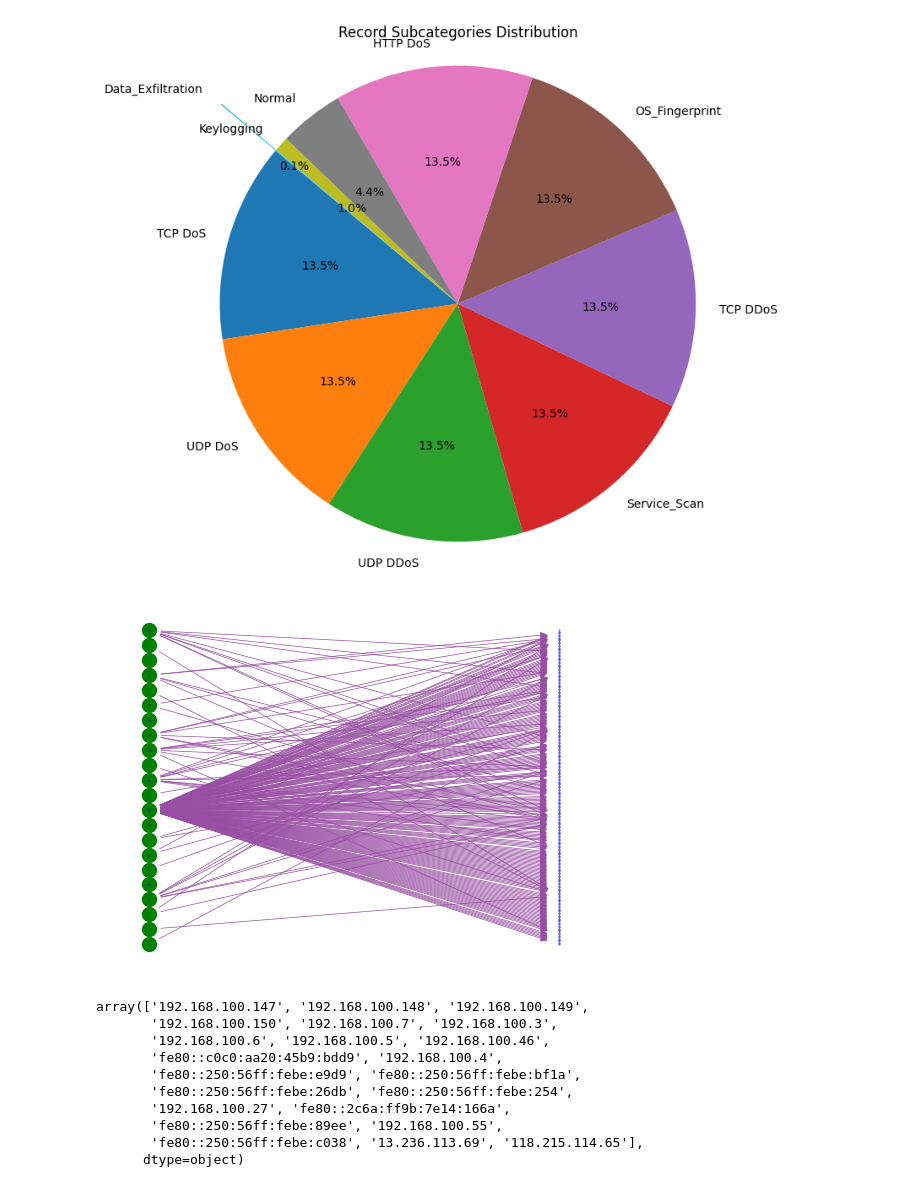
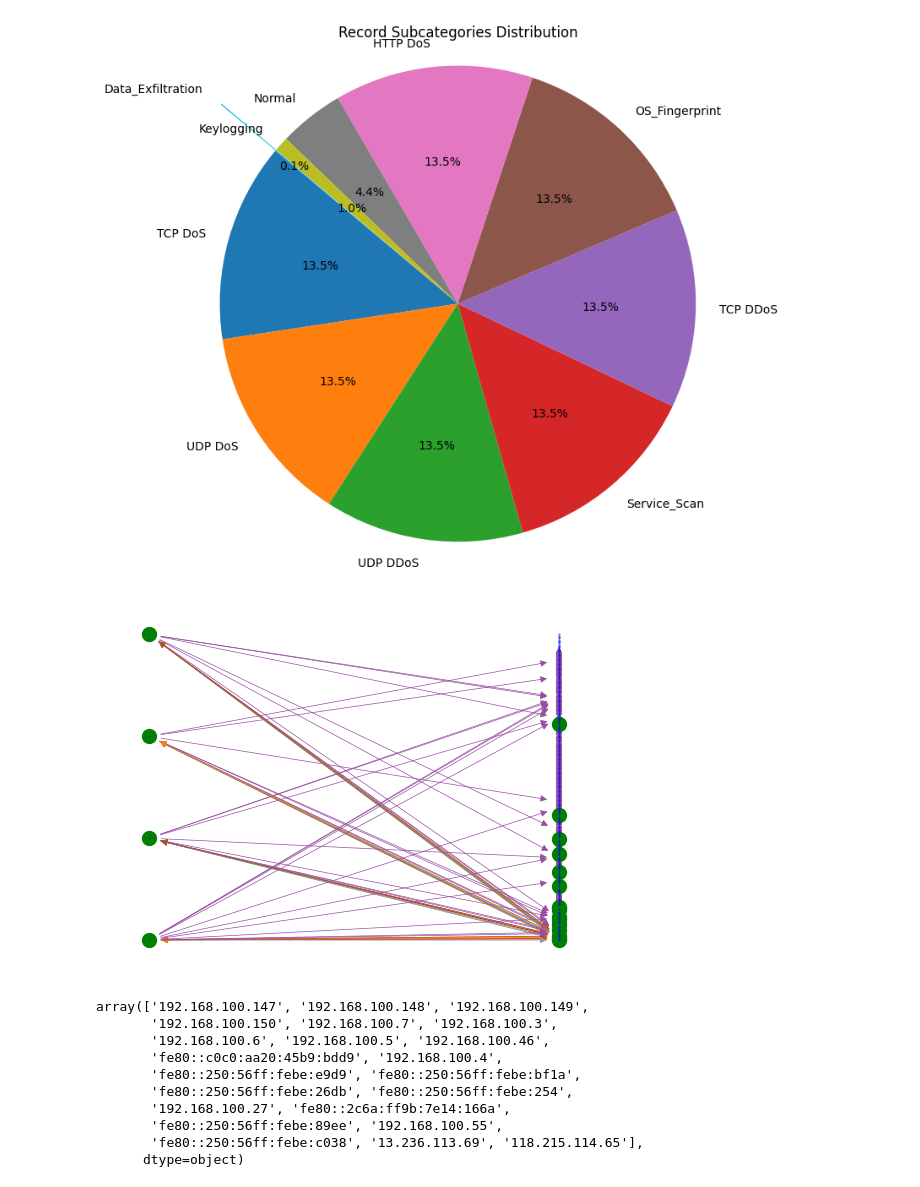
Before and after one commit to Pavel418/network-L1, a Jupyter notebook: project/project.ipynb, the cells around one changed output. Cells and saved outputs as stored; diff of their text form; code cells hidden in the pictures.

```diff
--- a/project/project.ipynb
+++ b/project/project.ipynb
@@ -8,6 +8,8 @@ import networkx as nx
 # %%
 # low_memory used to load the entire file into memory and deal with the mixed data types
 df = pd.read_csv('final.csv', low_memory=False)
+# %%
+df = df.sample(n=2000, random_state=42)
 # %%
 category_counts = df['category'].value_counts()
 print(category_counts)
@@ -155,6 +155,9 @@ plt.axis('equal')  # Equal aspect ratio ensures that pie is drawn as a circle.
 plt.show()
 # %% [output]
 [figure]
+# %%
+attackers = ['192.168.100.150', '192.168.100.149', '192.168.100.147',
+       '192.168.100.148',]
 # %%
 # get the counts of each category
 value_counts = df['TrafficSubcategory'].value_counts()
@@ -189,37 +192,37 @@ def representation(df, source, destination, edge):
   for _, row in df.iterrows():
       Graph.add_edge(row[source], row[destination], weight=row[edge])
 
-  pos = nx.bipartite_layout(Graph, df[source].unique())
+  pos = nx.bipartite_layout(Graph, attackers)
   unique_edge_values = np.unique(df[edge])
 
   # Create a colormap with enough colors for all unique edge values
   colormap = plt.cm.get_cmap('Set1', len(unique_edge_values))
 
   # Create a dictionary to map unique edge values to colors
   edge_color_map = {value: colormap(i) for i, value in enumerate(unique_edge_values)}
 
   # Create a list to store edges and their colors
   edge_list = []
 
   for u, v, d in Graph.edges(data=True):
       edge_color = edge_color_map[d['weight']]
       edge_list.append((u, v, edge_color))
 
   # Draw the graph
   nx.draw_networkx_nodes(Graph, pos, nodelist=df[source].unique(), node_color='green', node_size=100)
   nx.draw_networkx_nodes(Graph, pos, nodelist=df[destination].unique(), node_color='blue', node_size=0.1)
 
   # Draw edges with colors based on the edge attribute value
   for u, v, color in edge_list:
       nx.draw_networkx_edges(Graph, pos, edgelist=[(u, v)], edge_color=color, width=0.5)
 
   plt.axis('off')  # Turn off axis
   plt.show()
 
 
 representation(df, "SourceIPAddress", "DestinationIPAddress", "TrafficSubcategory") # First representation
 # %% [output]
-[figure, old version]
+[figure, new version]
 # %%
 df["SourceIPAddress"].unique() # Unique values of SourceIPAddress
 # %% [output]
```
Also changed, not shown: parts of 5 cells of this notebook.
